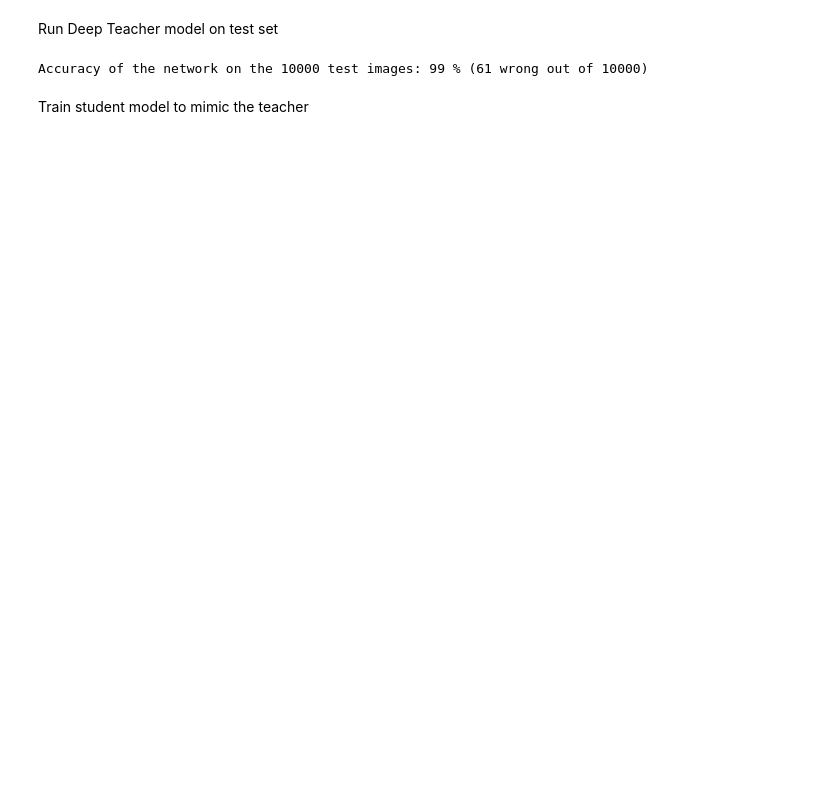
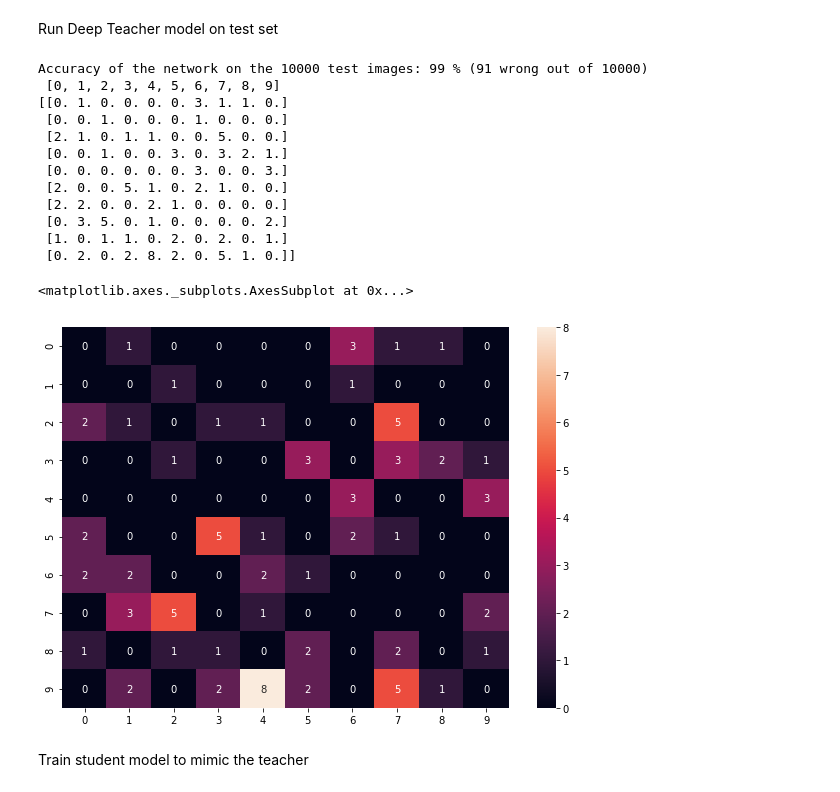
Before and after one commit to pradyot-09/DL-Reproducibility-Project, a Jupyter notebook: distillation.ipynb, the cells around one changed output. Drawn from its saved outputs; the diff is of its cells as text; code cells hidden in the pictures; blank space fills up the shorter version.

Commit message:
Added Confusion matrix and "digitless" student experiment

```diff
--- a/distillation.ipynb
+++ b/distillation.ipynb
@@ -104,12 +120,12 @@ optimizer = optim.SGD(net.parameters(), lr= learning_rate, momentum=0.9)
 #optimizer = torch.optim.Adam(net.parameters(), lr=0.0001, weight_decay=0.00001)
 
 # Run over 100 epochs (1 epoch = visited all items in dataset)
-for epoch in range(1000):
+for epoch in range(200):
 
     running_loss = 0.0
     total = 0
 
-    if(epoch%200 == 0 and epoch != 0):
+    if(epoch%20 == 0 and epoch != 0):
 
       learning_rate = learning_rate * 0.5 #- (0.001) # or maybe decrease by (learning_rate * 0.1)
       optimizer = optim.SGD(net.parameters(), lr= learning_rate, momentum=0.9)
@@ -171,27 +187,53 @@ Run Deep Teacher model on test set
 # %%
 # Instantiate model and load saved network parameters
 net = Model().to(device)
 net.load_state_dict(torch.load(PATH))
 
 # Run model on test set and determine accuracy
 correct = 0
 total = 0
+wrong = np.zeros((10,10))
+
 with torch.no_grad():
     for data in testloader:
         inputs, labels = data
         inputs = torch.flatten(inputs, start_dim=1).to(device)
         target = convert_labels(labels).to(device)
         outputs = net(inputs)
         _, predicted = torch.max(outputs.data, 1)
         _, target = torch.max(target.data, 1)
         total += target.size(0)
         correct += (predicted == target).sum().item()
+        for i, val in enumerate(predicted):
+          if val != target[i]:
+            wrong[target[i]][val] += 1
 
 # Output model accuracy to user
 print('Accuracy of the network on the 10000 test images: %d %% (%d wrong out of %d)' % (
     100 * correct / total, total - correct, total))
+print(" "+str([0,1,2,3,4,5,6,7,8,9]))
+print(wrong)
+
+# Plot confusion matrix
+df_cm = pd.DataFrame(wrong, index = [i for i in "0123456789"],
+                  columns = [i for i in "0123456789"])
+plt.figure(figsize = (10,7))
+sn.heatmap(df_cm, annot=True)
 # %% [output]
-Accuracy of the network on the 10000 test images: 99 % (61 wrong out of 10000)
+Accuracy of the network on the 10000 test images: 99 % (91 wrong out of 10000)
+ [0, 1, 2, 3, 4, 5, 6, 7, 8, 9]
+[[0. 1. 0. 0. 0. 0. 3. 1. 1. 0.]
+ [0. 0. 1. 0. 0. 0. 1. 0. 0. 0.]
+ [2. 1. 0. 1. 1. 0. 0. 5. 0. 0.]
+ [0. 0. 1. 0. 0. 3. 0. 3. 2. 1.]
+ [0. 0. 0. 0. 0. 0. 3. 0. 0. 3.]
+ [2. 0. 0. 5. 1. 0. 2. 1. 0. 0.]
+ [2. 2. 0. 0. 2. 1. 0. 0. 0. 0.]
+ [0. 3. 5. 0. 1. 0. 0. 0. 0. 2.]
+ [1. 0. 1. 1. 0. 2. 0. 2. 0. 1.]
+ [0. 2. 0. 2. 8. 2. 0. 5. 1. 0.]]
+<matplotlib.axes._subplots.AxesSubplot at 0x...>
+[figure, added]
 # %% [markdown]
 Train student model to mimic the teacher
 # %%
```
Also changed, not shown: parts of 9 cells of this notebook.
